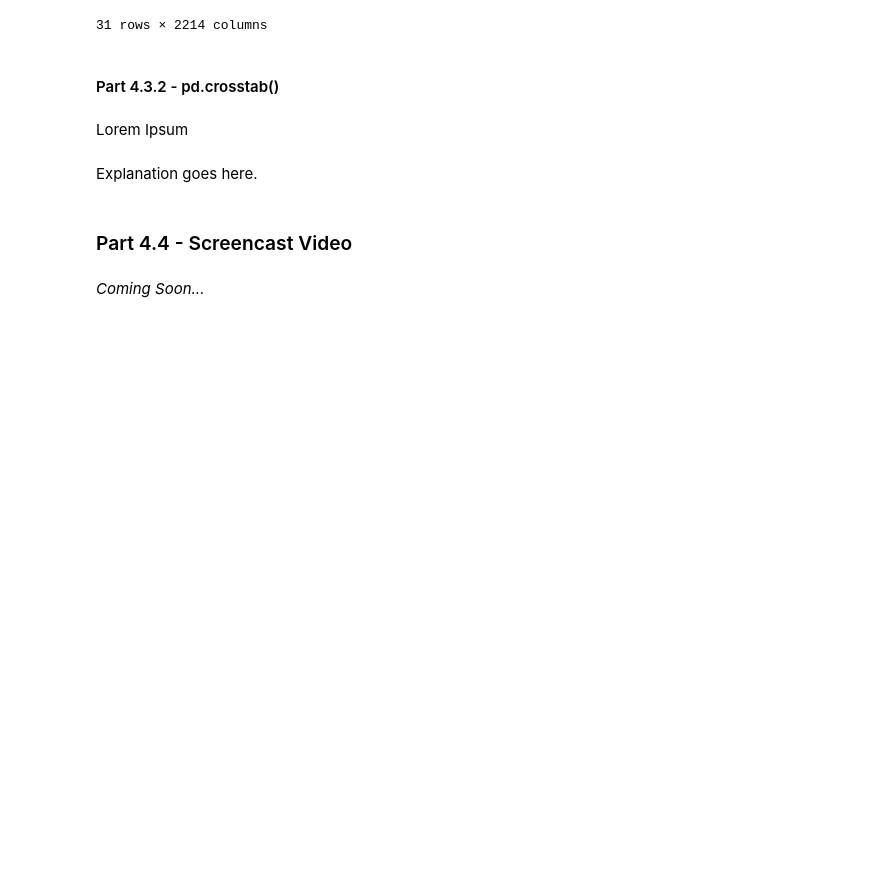
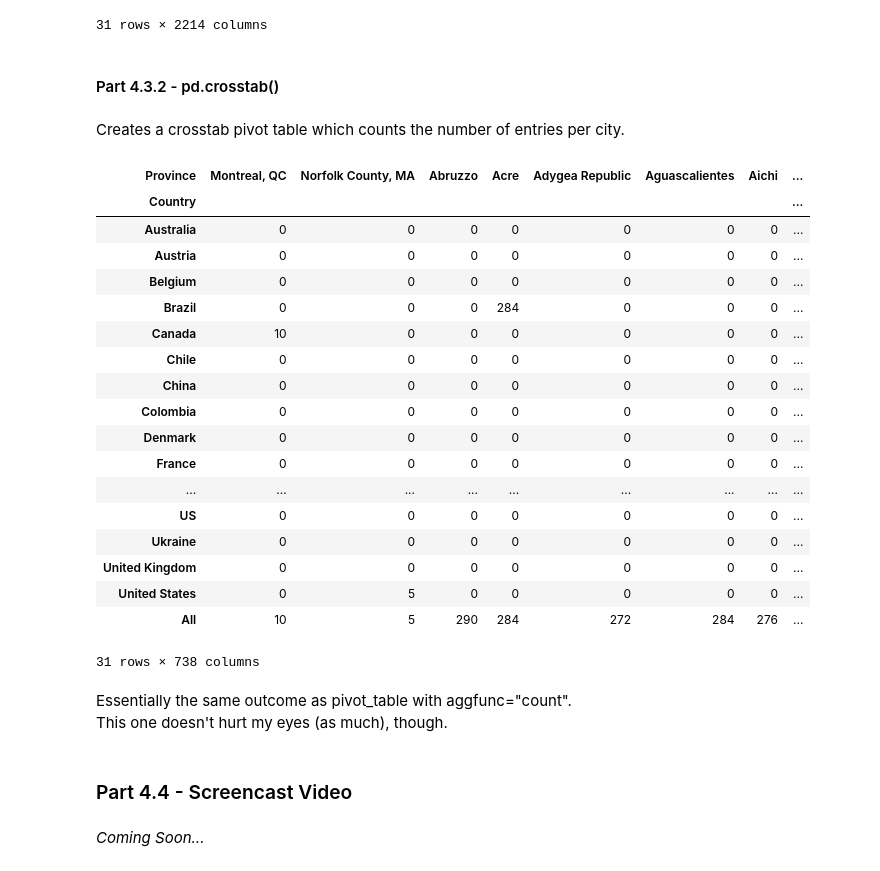
Before and after one commit to WBArno/PDA_Project, a Jupyter notebook: Part 4/Part_4_Code.ipynb, the cells around one changed output. Cells and saved outputs as stored; diff of their text form; code cells hidden in the pictures; blank space fills up the shorter version.

```diff
--- a/Part 4/Part_4_Code.ipynb
+++ b/Part 4/Part_4_Code.ipynb
@@ -827,5 +827,3 @@ piv.pivot_table(["Confirmed", "Deaths", "Recovered"], index="Country/Region", co
 31 rows × 2214 columns
 # %% [markdown]
 #### Part 4.3.2 - pd.crosstab()
-# %% [markdown]
-Lorem Ipsum
@@ -834,5 +830,33 @@ Lorem Ipsum
-# %% [markdown]
-Explanation goes here.
+# %% [markdown]
+Creates a crosstab pivot table which counts the number of entries per city.
+# %%
+# Renaming these columns makes things easier.
+piv.rename(columns = {"Country/Region": "Country", "Province/State":"Province"}, inplace=True)
+
+pd.crosstab(piv.Country, piv.Province, margins=True)
+# %% [output]
+| Province | Montreal, QC | Norfolk County, MA | Abruzzo | Acre | Adygea Republic | Aguascalientes | Aichi | ... |
+| Country |  |  |  |  |  |  |  | ... |
+| Australia | 0 | 0 | 0 | 0 | 0 | 0 | 0 | ... |
+| Austria | 0 | 0 | 0 | 0 | 0 | 0 | 0 | ... |
+| Belgium | 0 | 0 | 0 | 0 | 0 | 0 | 0 | ... |
+| Brazil | 0 | 0 | 0 | 284 | 0 | 0 | 0 | ... |
+| Canada | 10 | 0 | 0 | 0 | 0 | 0 | 0 | ... |
+| Chile | 0 | 0 | 0 | 0 | 0 | 0 | 0 | ... |
+| China | 0 | 0 | 0 | 0 | 0 | 0 | 0 | ... |
+| Colombia | 0 | 0 | 0 | 0 | 0 | 0 | 0 | ... |
+| Denmark | 0 | 0 | 0 | 0 | 0 | 0 | 0 | ... |
+| France | 0 | 0 | 0 | 0 | 0 | 0 | 0 | ... |
+| ... | ... | ... | ... | ... | ... | ... | ... | ... |
+| US | 0 | 0 | 0 | 0 | 0 | 0 | 0 | ... |
+| Ukraine | 0 | 0 | 0 | 0 | 0 | 0 | 0 | ... |
+| United Kingdom | 0 | 0 | 0 | 0 | 0 | 0 | 0 | ... |
+| United States | 0 | 5 | 0 | 0 | 0 | 0 | 0 | ... |
+| All | 10 | 5 | 290 | 284 | 272 | 284 | 276 | ... |
+31 rows × 738 columns
+# %% [markdown]
+Essentially the same outcome as pivot_table with aggfunc="count".<br>
+This one doesn't hurt my eyes (as much), though.
 # %% [markdown]
 ### Part 4.4 - Screencast Video
 # %% [markdown]
```
Also changed, not shown: parts of 1 cell of this notebook.
